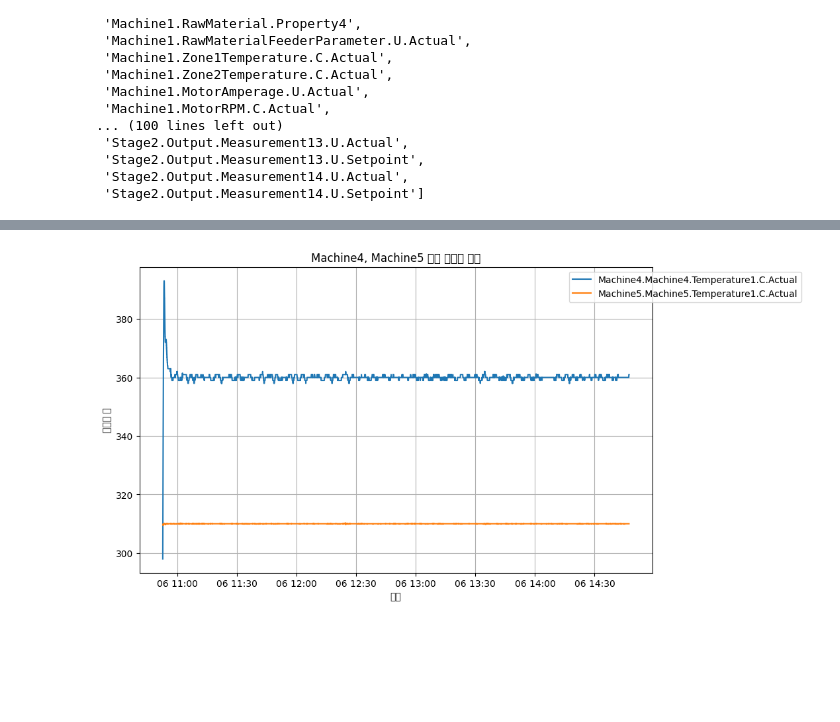
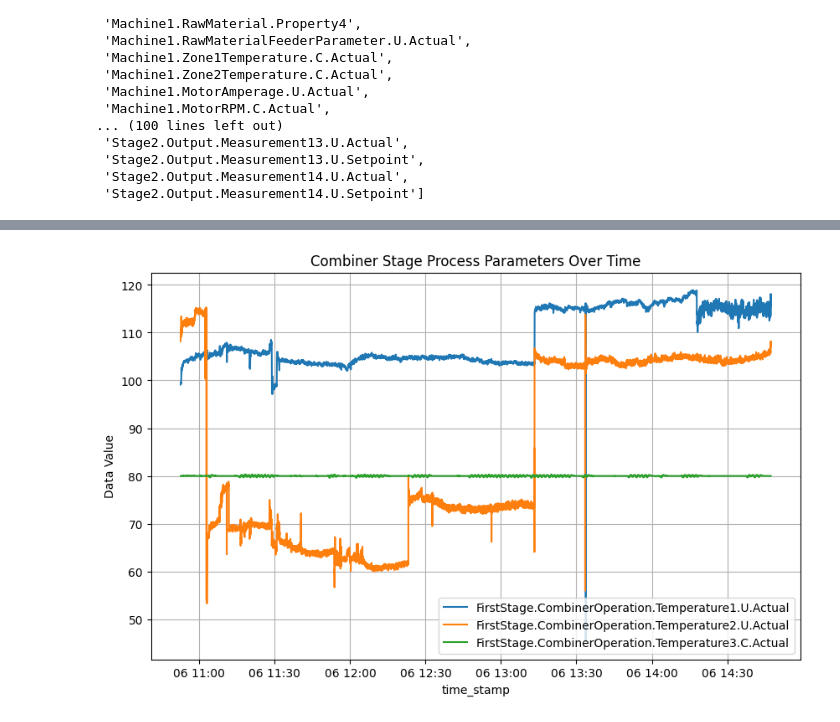
Before and after one commit to thekaszsz/ML_book, a Jupyter notebook: practice.ipynb, the cells around one changed output, grey strips where cells are left out. Saved outputs shown, nothing was run; the diff lists cells and outputs as text; code cells hidden in the pictures; blank space fills up the shorter version.

```diff
--- a/practice.ipynb
+++ b/practice.ipynb
@@ -172,0 +144,20 @@ plt.show()
+# %%
+# 데이터프레임으로부터 필요한 열 선택
+df_selected = df[['Machine1.MotorAmperage.U.Actual', 'Machine2.MotorAmperage.U.Actual', 'Machine3.MotorAmperage.U.Actual']]
+
+# 그래프 설정
+plt.figure(figsize=(10, 6))
+plt.title('Comparison of Motor Current for Each Machine')
+plt.xlabel('Time')
+plt.ylabel('Motor Current')
+
+# 각 기계의 모터 전류 그래프 그리기
+for column in df_selected.columns:
+    plt.plot(df.index, df_selected[column], label=column)
+
+# 범례 표시
+plt.legend()
+
+# 결과 출력
+plt.grid(True)
+plt.show()
@@ -173,31 +166,25 @@ plt.show()
 # %%
-# 'Machine4', 'Machine5'의 원본 데이터 추출
-machine4_data = df.filter(like='Machine4.Temperature1.C.Actual')
-machine5_data = df.filter(like='Machine5.Temperature1.C.Actual')
+# 'time_stamp' 열을 날짜 형식으로 변환
+df['time_stamp'] = pd.to_datetime(df['time_stamp'])
 
-# 시간 열을 'YYYY-MM-DD' 형식으로 변환
-df['time_stamp'] = pd.to_datetime(df['time_stamp'], format='%Y-%m-%d %H:%M:%S')
+# 39부터 41까지의 열을 슬라이싱
+combiner_parameters = df.iloc[:, 39:42]
 
 # 그래프 설정
 plt.figure(figsize=(10, 6))
-plt.title('Machine4, Machine5 원본 데이터 비교')
-plt.xlabel('시간')
-plt.ylabel('데이터 값')
+plt.title('Combiner Stage Process Parameters Over Time')
+plt.xlabel('time_stamp')
+plt.ylabel('Data Value')
 
-# 'Machine4'의 열 그래프 그리기
-for column in machine4_data.columns:
-    plt.plot(df['time_stamp'], machine4_data[column], label=f'Machine4.{column}')
-
-# 'Machine5'의 열 그래프 그리기
-for column in machine5_data.columns:
-    plt.plot(df['time_stamp'], machine5_data[column], label=f'Machine5.{column}')
-
+# 'time_stamp'을 X 축으로 하여 그래프 그리기
+for column in combiner_parameters.columns:
+    plt.plot(df['time_stamp'], combiner_parameters[column], label=column)
 
 # 범례 표시
-plt.legend(loc='upper right', bbox_to_anchor=(1.3, 1))
+plt.legend()
 
 # 결과 출력
 plt.grid(True)
 plt.show()
 # %% [output]
-[figure, old version]
+[figure, new version]
```
Also changed, not shown: parts of 20 cells of this notebook.
